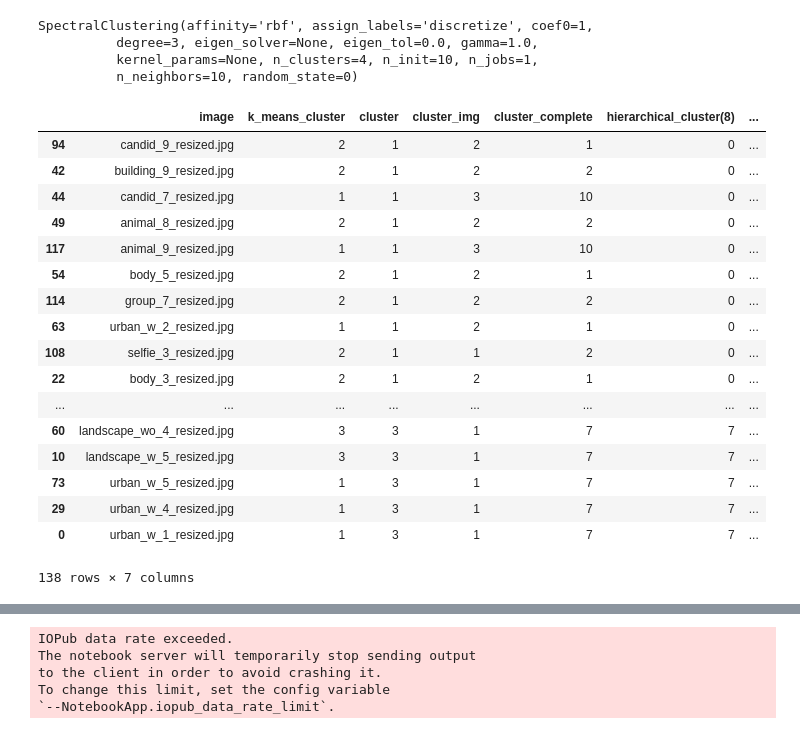
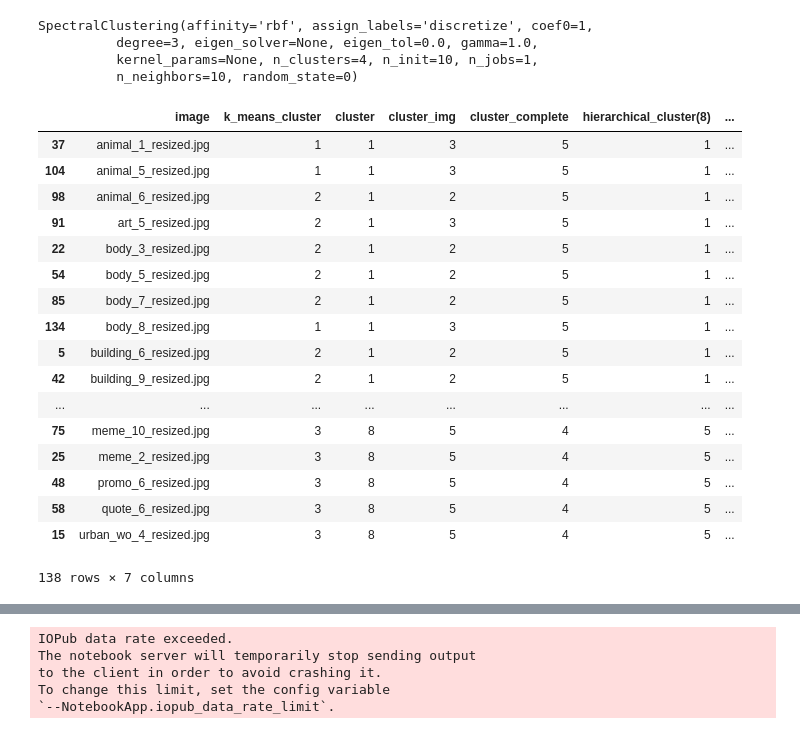
Before and after one commit to jeffreysternberg530/PCV, a Jupyter notebook: alt_pca_whole_sample.ipynb, the cells around one changed output, grey strips where cells are left out. Drawn from its saved outputs; the diff is of its cells as text; code cells hidden in the pictures.

Commit message:
update, full image analysis pipeline with image cluster printouts

```diff
--- a/alt_pca_whole_sample.ipynb
+++ b/alt_pca_whole_sample.ipynb
@@ -432,23 +432,23 @@ SpectralClustering(affinity='rbf', assign_labels='discretize', coef0=1,
           kernel_params=None, n_clusters=4, n_init=10, n_jobs=1,
           n_neighbors=10, random_state=0)
 # %%
-df.sort_values(by= 'hierarchical_cluster(8)', ascending=True)
+df.sort_values(by= ['cluster','image'], ascending=True)
 # %% [output]
 |  | image | k_means_cluster | cluster | cluster_img | cluster_complete | hierarchical_cluster(8) | ... |
-| 94 | candid_9_resized.jpg | 2 | 1 | 2 | 1 | 0 | ... |
-| 42 | building_9_resized.jpg | 2 | 1 | 2 | 2 | 0 | ... |
-| 44 | candid_7_resized.jpg | 1 | 1 | 3 | 10 | 0 | ... |
-| 49 | animal_8_resized.jpg | 2 | 1 | 2 | 2 | 0 | ... |
-| 117 | animal_9_resized.jpg | 1 | 1 | 3 | 10 | 0 | ... |
-| 54 | body_5_resized.jpg | 2 | 1 | 2 | 1 | 0 | ... |
-| 114 | group_7_resized.jpg | 2 | 1 | 2 | 2 | 0 | ... |
-| 63 | urban_w_2_resized.jpg | 1 | 1 | 2 | 1 | 0 | ... |
-| 108 | selfie_3_resized.jpg | 2 | 1 | 1 | 2 | 0 | ... |
-| 22 | body_3_resized.jpg | 2 | 1 | 2 | 1 | 0 | ... |
+| 37 | animal_1_resized.jpg | 1 | 1 | 3 | 5 | 1 | ... |
+| 104 | animal_5_resized.jpg | 1 | 1 | 3 | 5 | 1 | ... |
+| 98 | animal_6_resized.jpg | 2 | 1 | 2 | 5 | 1 | ... |
+| 91 | art_5_resized.jpg | 2 | 1 | 3 | 5 | 1 | ... |
+| 22 | body_3_resized.jpg | 2 | 1 | 2 | 5 | 1 | ... |
+| 54 | body_5_resized.jpg | 2 | 1 | 2 | 5 | 1 | ... |
+| 85 | body_7_resized.jpg | 2 | 1 | 2 | 5 | 1 | ... |
+| 134 | body_8_resized.jpg | 1 | 1 | 3 | 5 | 1 | ... |
+| 5 | building_6_resized.jpg | 2 | 1 | 2 | 5 | 1 | ... |
+| 42 | building_9_resized.jpg | 2 | 1 | 2 | 5 | 1 | ... |
 | ... | ... | ... | ... | ... | ... | ... | ... |
-| 60 | landscape_wo_4_resized.jpg | 3 | 3 | 1 | 7 | 7 | ... |
-| 10 | landscape_w_5_resized.jpg | 3 | 3 | 1 | 7 | 7 | ... |
-| 73 | urban_w_5_resized.jpg | 1 | 3 | 1 | 7 | 7 | ... |
-| 29 | urban_w_4_resized.jpg | 1 | 3 | 1 | 7 | 7 | ... |
-| 0 | urban_w_1_resized.jpg | 1 | 3 | 1 | 7 | 7 | ... |
+| 75 | meme_10_resized.jpg | 3 | 8 | 5 | 4 | 5 | ... |
+| 25 | meme_2_resized.jpg | 3 | 8 | 5 | 4 | 5 | ... |
+| 48 | promo_6_resized.jpg | 3 | 8 | 5 | 4 | 5 | ... |
+| 58 | quote_6_resized.jpg | 3 | 8 | 5 | 4 | 5 | ... |
+| 15 | urban_wo_4_resized.jpg | 3 | 8 | 5 | 4 | 5 | ... |
 138 rows × 7 columns
```
Also changed, not shown: parts of 27 cells of this notebook, 1 other file.
